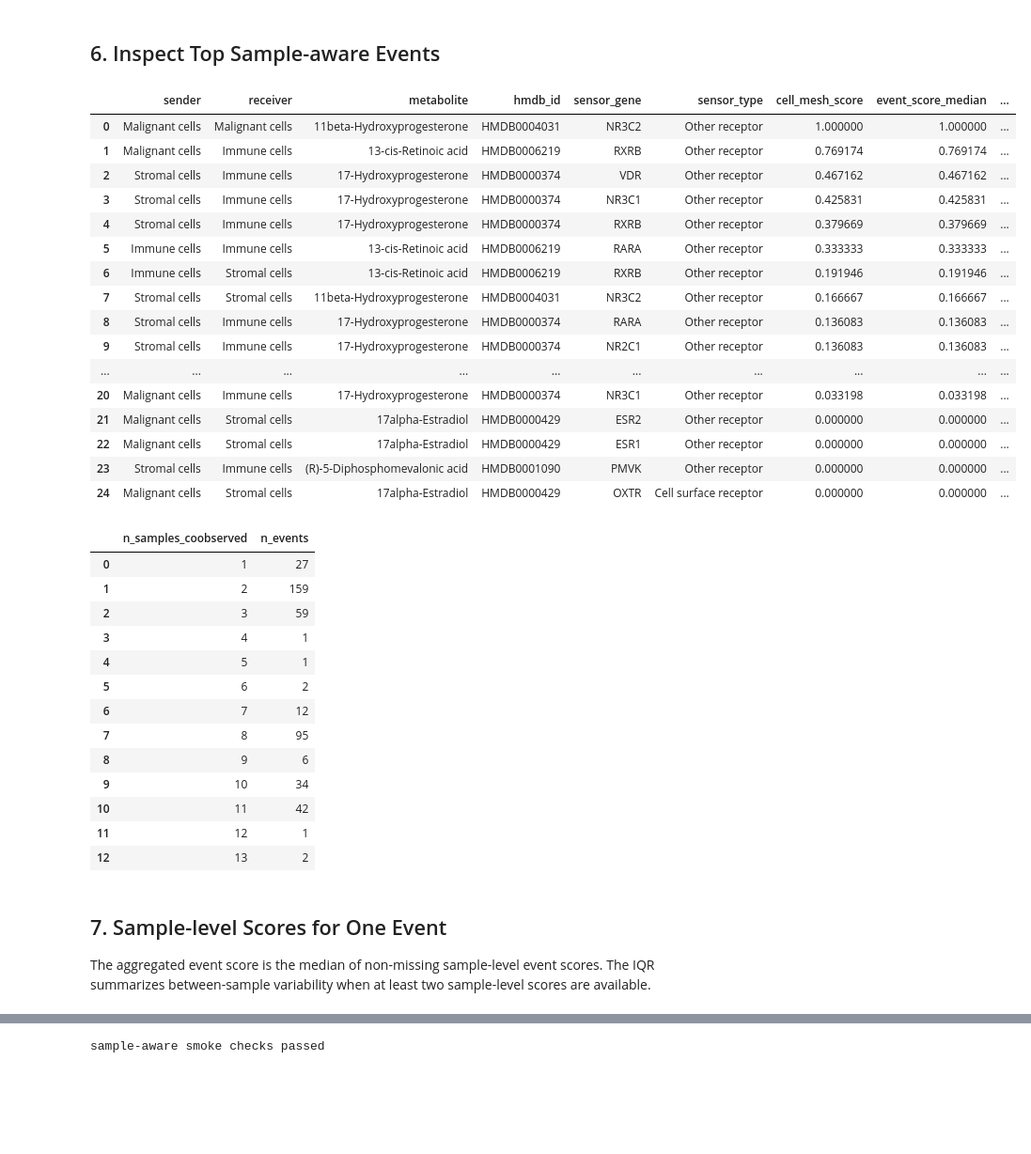
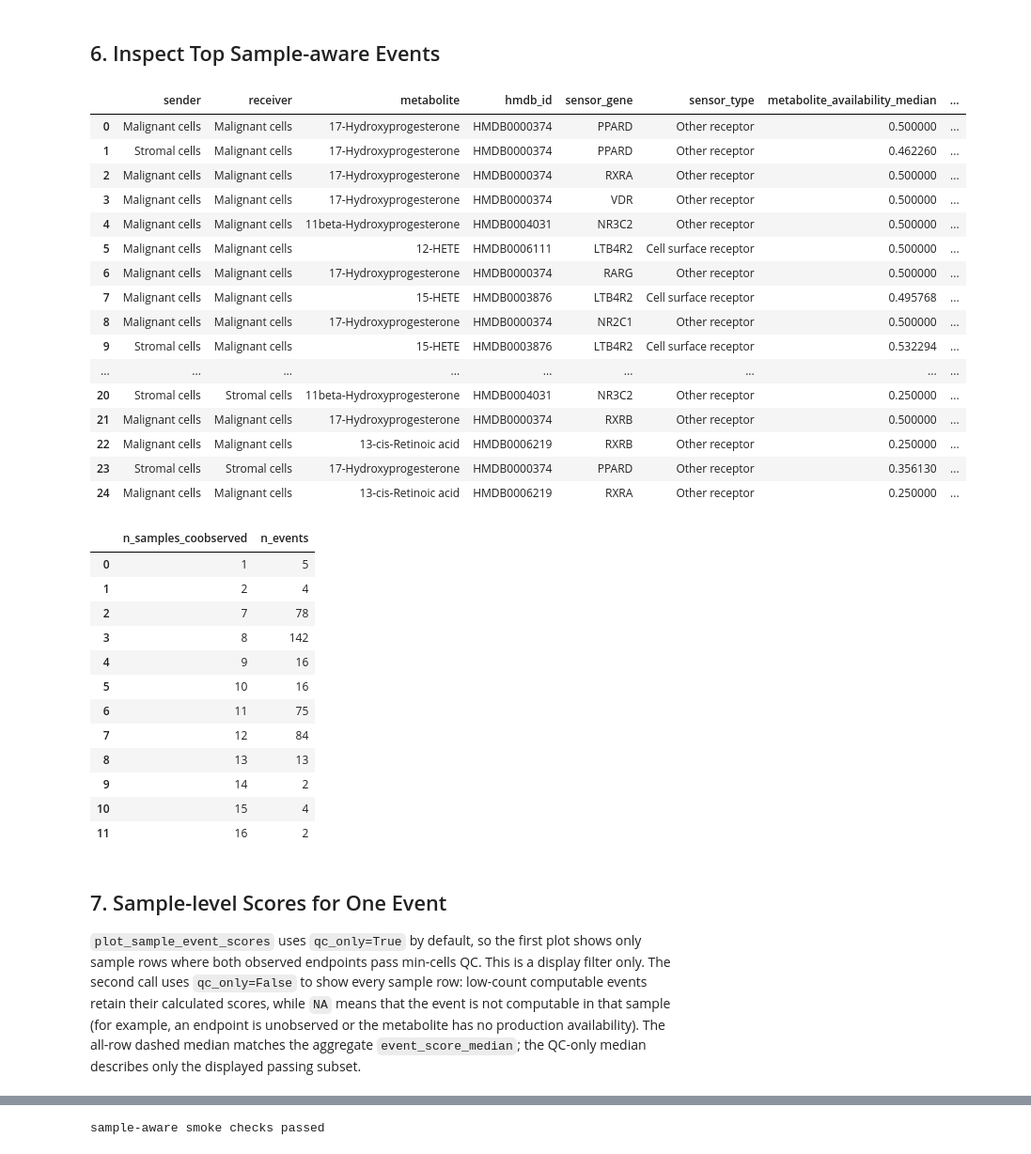
Before and after one commit to libmelo/CellMESH, a Jupyter notebook: examples/demo_HNSC_sample_aware_workflow.ipynb, the cells around one changed output, grey strips where cells are left out. Shown at 94% size. Cells and saved outputs as stored; diff of their text form; code cells hidden in the pictures; blank space fills up the shorter version.

```diff
--- a/examples/demo_HNSC_sample_aware_workflow.ipynb
+++ b/examples/demo_HNSC_sample_aware_workflow.ipynb
@@ -164,6 +169,9 @@ res = run_cell_mesh(
     sample_key=sample_key,
     sample_mode="sample_aware",
     min_cells=2,
+    sender_abundance_exponent=1.0,
+    pce_reference="mean",
+    receiver_reference="median",
     min_expr_frac=0.05,
     allow_self=True,
     n_perms=10,
@@ -177,6 +185,7 @@ print("sample_validation:", res.sample_validation.shape)
 print("sample_sender_scores:", res.sample_sender_scores.shape)
 print("sample_receiver_scores:", res.sample_receiver_scores.shape)
 print("sample_events:", res.sample_events.shape)
+print("sample units passing min-cells QC:", int(res.sample_validation["passes_min_cells"].sum()), "/", len(res.sample_validation))
 print("availability result keys:", sorted(res.availability_results.keys()))
 print("events with permutation p-value:", res.events["perm_pvalue"].notna().sum())
 print("events with global FDR:", res.events["fdr_global"].notna().sum())
@@ -254,68 +275,73 @@ event_cols = [
     "sender",
     "receiver",
     "metabolite",
     "hmdb_id",
     "sensor_gene",
     "sensor_type",
+    "metabolite_availability_median",
+    "sensor_score_median",
+    "sensor_expr_frac_median",
     "cell_mesh_score",
     "event_score_median",
     "event_score_iqr",
     "n_samples_coobserved",
     "n_samples_positive",
     "event_prevalence",
+    "n_samples_passing_min_cells",
+    "min_cells_pass_prevalence",
+    "sender_passes_min_cells",
+    "receiver_passes_min_cells",
+    "passes_min_cells",
     "perm_pvalue",
     "fdr_global",
     "fdr_sensor_type",
-    "fdr",
     "permutation_mode",
     "inference_mode",
-    "confidence_tier",
 ]
 
 display(res.events[event_cols].head(25))
 
 coverage_summary = (
     res.events.groupby("n_samples_coobserved")
     .size()
     .rename("n_events")
     .reset_index()
     .sort_values("n_samples_coobserved")
 )
 display(coverage_summary)
 # %% [output]
-|  | sender | receiver | metabolite | hmdb_id | sensor_gene | sensor_type | cell_mesh_score | event_score_median | ... |
-| 0 | Malignant cells | Malignant cells | 11beta-Hydroxyprogesterone | HMDB0004031 | NR3C2 | Other receptor | 1.000000 | 1.000000 | ... |
-| 1 | Malignant cells | Immune cells | 13-cis-Retinoic acid | HMDB0006219 | RXRB | Other receptor | 0.769174 | 0.769174 | ... |
-| 2 | Stromal cells | Immune cells | 17-Hydroxyprogesterone | HMDB0000374 | VDR | Other receptor | 0.467162 | 0.467162 | ... |
-| 3 | Stromal cells | Immune cells | 17-Hydroxyprogesterone | HMDB0000374 | NR3C1 | Other receptor | 0.425831 | 0.425831 | ... |
-| 4 | Stromal cells | Immune cells | 17-Hydroxyprogesterone | HMDB0000374 | RXRB | Other receptor | 0.379669 | 0.379669 | ... |
-| 5 | Immune cells | Immune cells | 13-cis-Retinoic acid | HMDB0006219 | RARA | Other receptor | 0.333333 | 0.333333 | ... |
-| 6 | Immune cells | Stromal cells | 13-cis-Retinoic acid | HMDB0006219 | RXRB | Other receptor | 0.191946 | 0.191946 | ... |
-| 7 | Stromal cells | Stromal cells | 11beta-Hydroxyprogesterone | HMDB0004031 | NR3C2 | Other receptor | 0.166667 | 0.166667 | ... |
-| 8 | Stromal cells | Immune cells | 17-Hydroxyprogesterone | HMDB0000374 | RARA | Other receptor | 0.136083 | 0.136083 | ... |
-| 9 | Stromal cells | Immune cells | 17-Hydroxyprogesterone | HMDB0000374 | NR2C1 | Other receptor | 0.136083 | 0.136083 | ... |
-| ... | ... | ... | ... | ... | ... | ... | ... | ... | ... |
-| 20 | Malignant cells | Immune cells | 17-Hydroxyprogesterone | HMDB0000374 | NR3C1 | Other receptor | 0.033198 | 0.033198 | ... |
-| 21 | Malignant cells | Stromal cells | 17alpha-Estradiol | HMDB0000429 | ESR2 | Other receptor | 0.000000 | 0.000000 | ... |
-| 22 | Malignant cells | Stromal cells | 17alpha-Estradiol | HMDB0000429 | ESR1 | Other receptor | 0.000000 | 0.000000 | ... |
-| 23 | Stromal cells | Immune cells | (R)-5-Diphosphomevalonic acid | HMDB0001090 | PMVK | Other receptor | 0.000000 | 0.000000 | ... |
-| 24 | Malignant cells | Stromal cells | 17alpha-Estradiol | HMDB0000429 | OXTR | Cell surface receptor | 0.000000 | 0.000000 | ... |
+|  | sender | receiver | metabolite | hmdb_id | sensor_gene | sensor_type | metabolite_availability_median | ... |
+| 0 | Malignant cells | Malignant cells | 17-Hydroxyprogesterone | HMDB0000374 | PPARD | Other receptor | 0.500000 | ... |
+| 1 | Stromal cells | Malignant cells | 17-Hydroxyprogesterone | HMDB0000374 | PPARD | Other receptor | 0.462260 | ... |
+| 2 | Malignant cells | Malignant cells | 17-Hydroxyprogesterone | HMDB0000374 | RXRA | Other receptor | 0.500000 | ... |
+| 3 | Malignant cells | Malignant cells | 17-Hydroxyprogesterone | HMDB0000374 | VDR | Other receptor | 0.500000 | ... |
+| 4 | Malignant cells | Malignant cells | 11beta-Hydroxyprogesterone | HMDB0004031 | NR3C2 | Other receptor | 0.500000 | ... |
+| 5 | Malignant cells | Malignant cells | 12-HETE | HMDB0006111 | LTB4R2 | Cell surface receptor | 0.500000 | ... |
+| 6 | Malignant cells | Malignant cells | 17-Hydroxyprogesterone | HMDB0000374 | RARG | Other receptor | 0.500000 | ... |
+| 7 | Malignant cells | Malignant cells | 15-HETE | HMDB0003876 | LTB4R2 | Cell surface receptor | 0.495768 | ... |
+| 8 | Malignant cells | Malignant cells | 17-Hydroxyprogesterone | HMDB0000374 | NR2C1 | Other receptor | 0.500000 | ... |
+| 9 | Stromal cells | Malignant cells | 15-HETE | HMDB0003876 | LTB4R2 | Cell surface receptor | 0.532294 | ... |
+| ... | ... | ... | ... | ... | ... | ... | ... | ... |
+| 20 | Stromal cells | Stromal cells | 11beta-Hydroxyprogesterone | HMDB0004031 | NR3C2 | Other receptor | 0.250000 | ... |
+| 21 | Malignant cells | Malignant cells | 17-Hydroxyprogesterone | HMDB0000374 | RXRB | Other receptor | 0.500000 | ... |
+| 22 | Malignant cells | Malignant cells | 13-cis-Retinoic acid | HMDB0006219 | RXRB | Other receptor | 0.250000 | ... |
+| 23 | Stromal cells | Stromal cells | 17-Hydroxyprogesterone | HMDB0000374 | PPARD | Other receptor | 0.356130 | ... |
+| 24 | Malignant cells | Malignant cells | 13-cis-Retinoic acid | HMDB0006219 | RXRA | Other receptor | 0.250000 | ... |
 |  | n_samples_coobserved | n_events |
-| 0 | 1 | 27 |
-| 1 | 2 | 159 |
-| 2 | 3 | 59 |
-| 3 | 4 | 1 |
-| 4 | 5 | 1 |
-| 5 | 6 | 2 |
-| 6 | 7 | 12 |
-| 7 | 8 | 95 |
-| 8 | 9 | 6 |
-| 9 | 10 | 34 |
-| 10 | 11 | 42 |
-| 11 | 12 | 1 |
-| 12 | 13 | 2 |
+| 0 | 1 | 5 |
+| 1 | 2 | 4 |
+| 2 | 7 | 78 |
+| 3 | 8 | 142 |
+| 4 | 9 | 16 |
+| 5 | 10 | 16 |
+| 6 | 11 | 75 |
+| 7 | 12 | 84 |
+| 8 | 13 | 13 |
+| 9 | 14 | 2 |
+| 10 | 15 | 4 |
+| 11 | 16 | 2 |
 # %% [markdown]
 ## 7. Sample-level Scores for One Event
 
-The aggregated event score is the median of non-missing sample-level event scores. The IQR summarizes between-sample variability when at least two sample-level scores are available.
+`plot_sample_event_scores` uses `qc_only=True` by default, so the first plot shows only sample rows where both observed endpoints pass min-cells QC. This is a display filter only. The second call uses `qc_only=False` to show every sample row: low-count computable events retain their calculated scores, while `NA` means that the event is not computable in that sample (for example, an endpoint is unobserved or the metabolite has no production availability). The all-row dashed median matches the aggregate `event_score_median`; the QC-only median describes only the displayed passing subset.
 # %%
```
Also changed, not shown: parts of 17 cells of this notebook, 29 other files.
